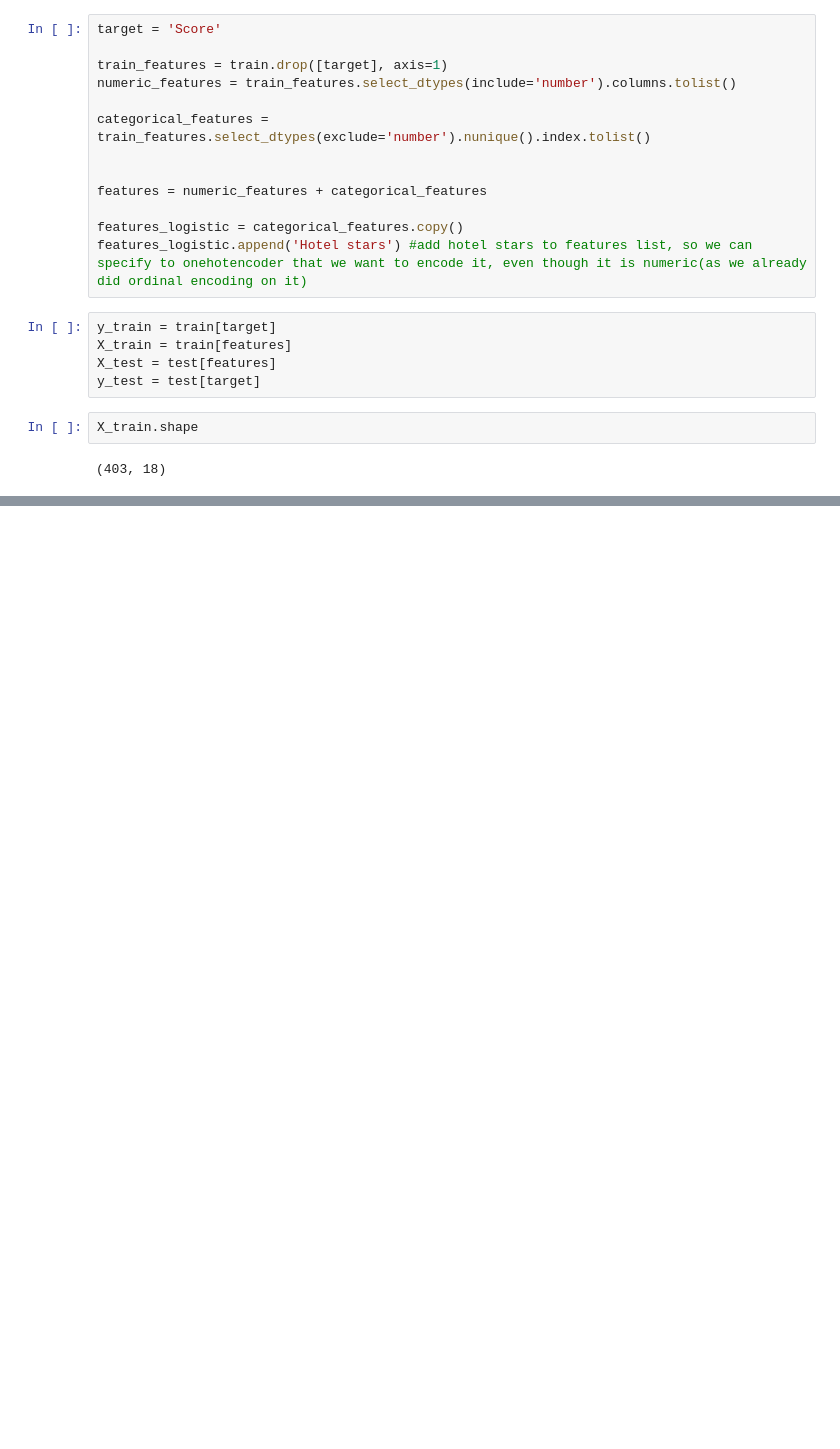
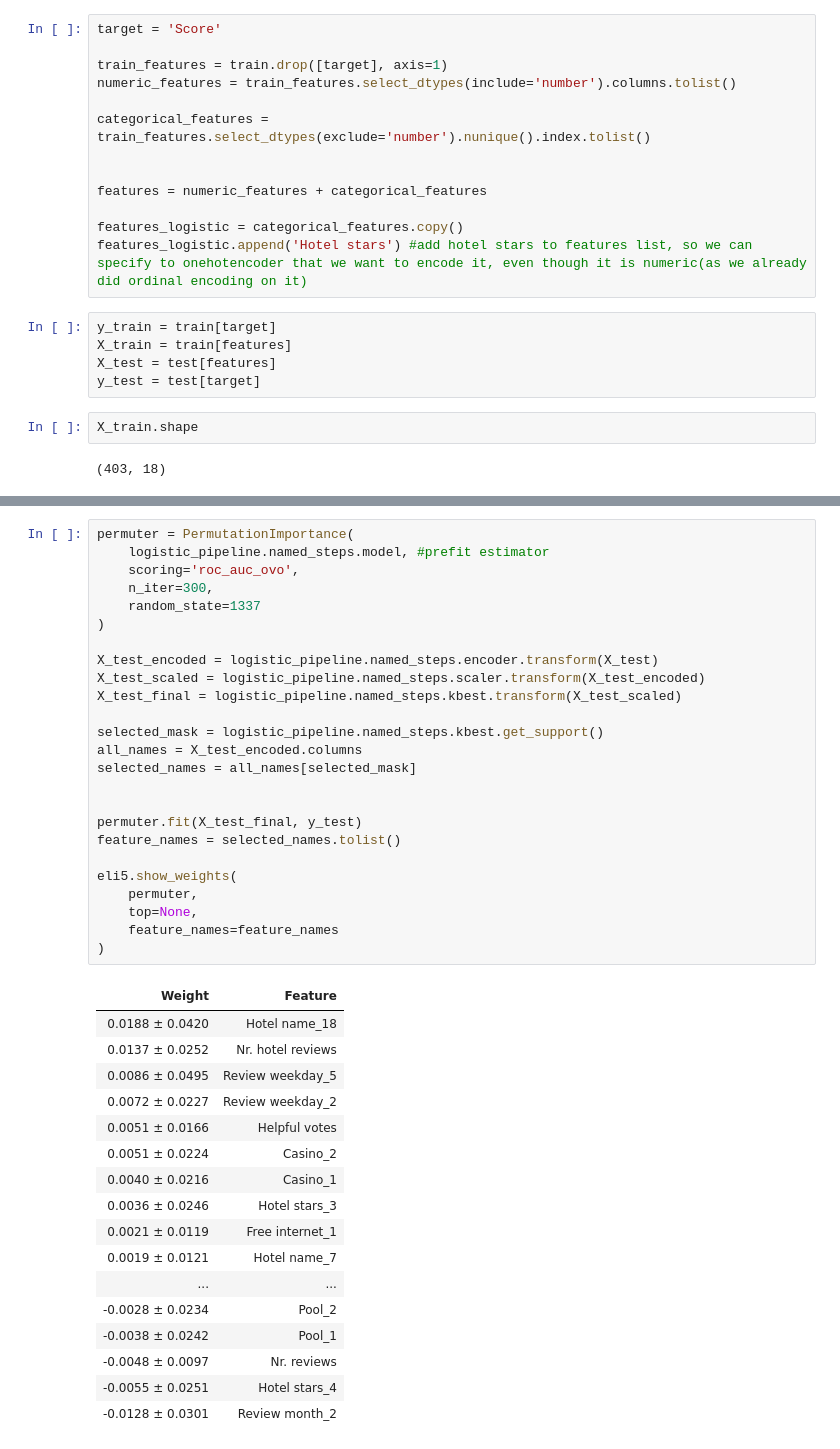
Before and after one commit to mherbert93/unit2-build, a Jupyter notebook: notebooks/LasVegasStrip.ipynb, the cells around one changed output, grey strips where cells are left out. Drawn from its saved outputs; the diff is of its cells as text; blank space fills up the shorter version.

```diff
--- a/notebooks/LasVegasStrip.ipynb
+++ b/notebooks/LasVegasStrip.ipynb
@@ -447,3 +434,46 @@ eli5.show_weights(
+# %%
+permuter = PermutationImportance(
+    logistic_pipeline.named_steps.model, #prefit estimator
+    scoring='roc_auc_ovo',
+    n_iter=300,
+    random_state=1337
+)
+
+X_test_encoded = logistic_pipeline.named_steps.encoder.transform(X_test)
+X_test_scaled = logistic_pipeline.named_steps.scaler.transform(X_test_encoded)
+X_test_final = logistic_pipeline.named_steps.kbest.transform(X_test_scaled)
+
+selected_mask = logistic_pipeline.named_steps.kbest.get_support()
+all_names = X_test_encoded.columns
+selected_names = all_names[selected_mask]
+
+
+permuter.fit(X_test_final, y_test)
+feature_names = selected_names.tolist()
+
+eli5.show_weights(
+    permuter,
+    top=None,
+    feature_names=feature_names
+)
+# %% [output]
+| Weight | Feature |
+| 0.0188 ± 0.0420 | Hotel name_18 |
+| 0.0137 ± 0.0252 | Nr. hotel reviews |
+| 0.0086 ± 0.0495 | Review weekday_5 |
+| 0.0072 ± 0.0227 | Review weekday_2 |
+| 0.0051 ± 0.0166 | Helpful votes |
+| 0.0051 ± 0.0224 | Casino_2 |
+| 0.0040 ± 0.0216 | Casino_1 |
+| 0.0036 ± 0.0246 | Hotel stars_3 |
+| 0.0021 ± 0.0119 | Free internet_1 |
+| 0.0019 ± 0.0121 | Hotel name_7 |
+| ... | ... |
+| -0.0028 ± 0.0234 | Pool_2 |
+| -0.0038 ± 0.0242 | Pool_1 |
+| -0.0048 ± 0.0097 | Nr. reviews |
+| -0.0055 ± 0.0251 | Hotel stars_4 |
+| -0.0128 ± 0.0301 | Review month_2 |
 # %%
 from pdpbox.pdp import pdp_isolate, pdp_plot
 
```
Also changed, not shown: parts of 23 cells of this notebook, 3 other files.
